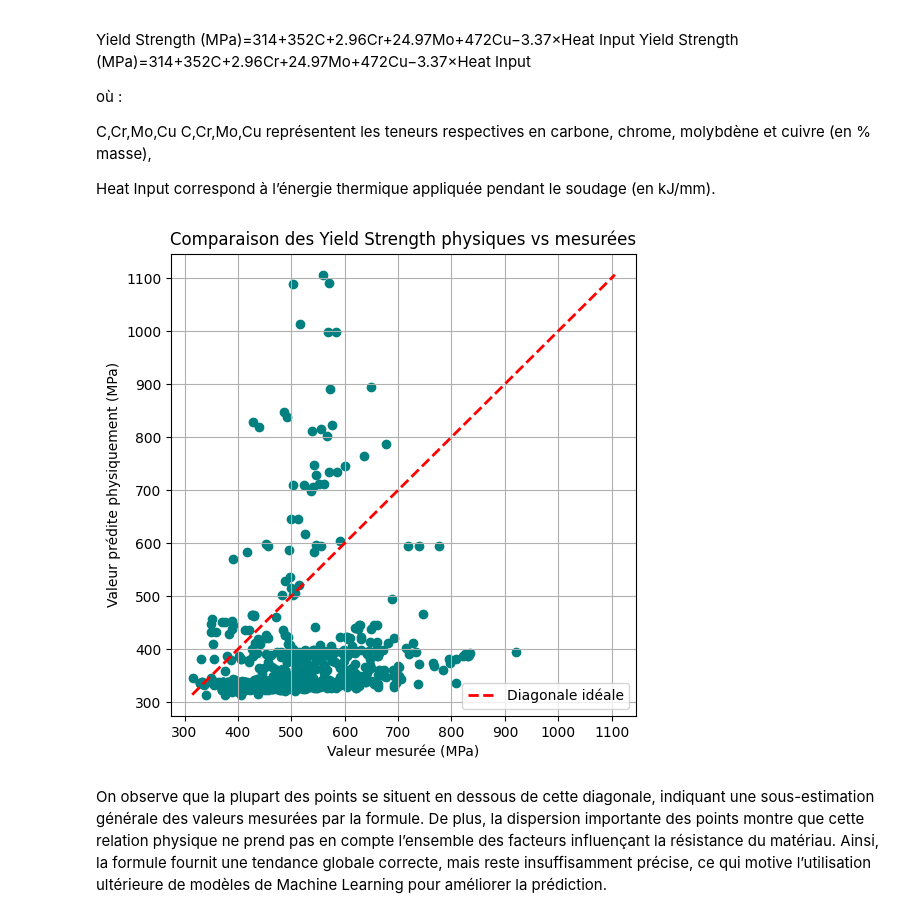
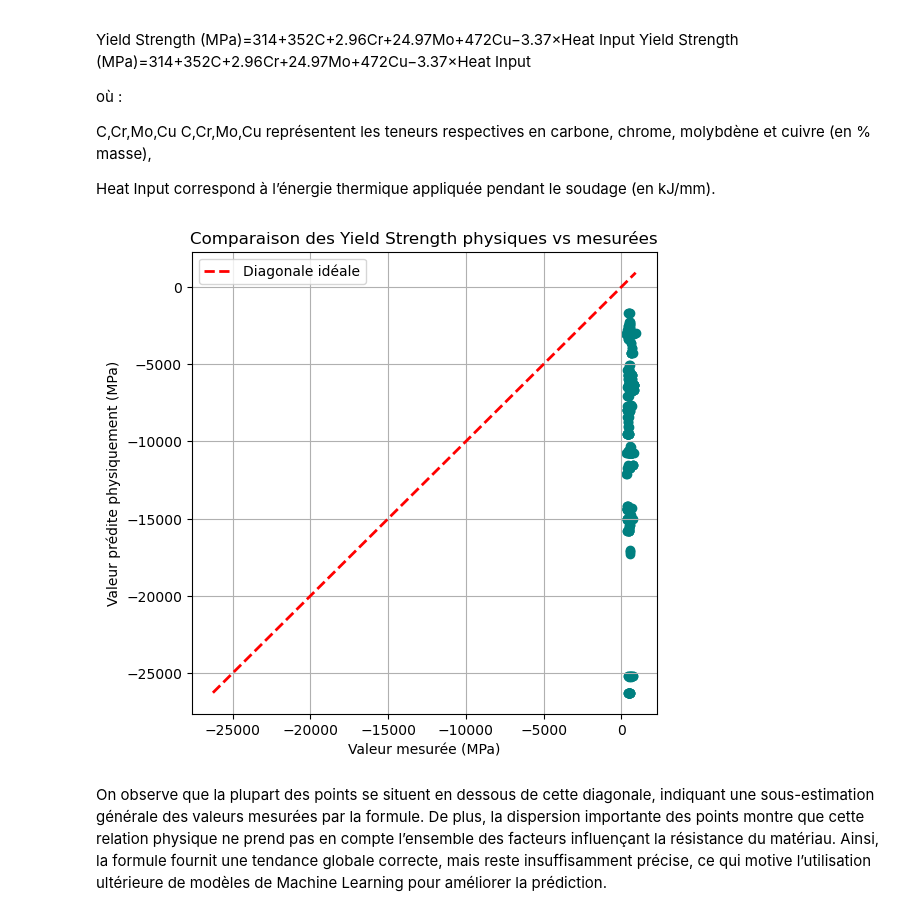
Before and after one commit to hammale2003/Welding-Quality-Prediction-, a Jupyter notebook: Nouhaila_Welding Quality prediction/Prédiction de Yeld strength/Supervised_Learning(Yield_Strength).ipynb, the cells around one changed output. Cells and saved outputs as stored; diff of their text form; code cells hidden in the pictures.

```diff
--- a/Nouhaila_Welding Quality prediction/Prédiction de Yeld strength/Supervised_Learning(Yield_Strength).ipynb
+++ b/Nouhaila_Welding Quality prediction/Prédiction de Yeld strength/Supervised_Learning(Yield_Strength).ipynb
@@ -1,6 +1,6 @@
 # %%
 import pandas as pd
 
-df = pd.read_csv("/content/welddb_cleaned(1)")
+df = pd.read_csv("/Welding-Quality-Prediction-\welddatabase\welddb_new.csv")
 df.head()
 # %% [output]
@@ -57,33 +74,33 @@ Heat Input correspond à l’énergie thermique appliquée pendant le soudage (e
 # %%
 df['Yield strength (physique)'] = (
     314
-    + 352 * df['Carbon concentration (weight \\%)']
-    + 2.96 * df['Chromium concentration (weight \\%)']
-    + 24.97 * df['Molybdenum concentration (weight \\%)']
-    + 472 * df['Copper concentration (weight \\%)']
-    - 3.37 * df['Heat input (kJ mm$^{-1}$)']
+    + 352 * df['Carbon_%']
+    + 2.96 * df['Chromium_%']
+    + 24.97 * df['Molybdenum_%']
+    + 472 * df['Copper_%']
+    - 3.37 * df['Heat_Input_J_mm']
 )
 # %%
 import matplotlib.pyplot as plt
 
 plt.figure(figsize=(6,6))
-plt.scatter(df['Yield strength (MPa)'], df['Yield strength (physique)'], color='teal')
+plt.scatter(df['Yield_Strength_MPa'], df['Yield strength (physique)'], color='teal')
 
 # 🔹 Définir les bornes automatiques des axes
-min_val = min(df['Yield strength (MPa)'].min(), df['Yield strength (physique)'].min())
-max_val = max(df['Yield strength (MPa)'].max(), df['Yield strength (physique)'].max())
+min_val = min(df['Yield_Strength_MPa'].min(), df['Yield strength (physique)'].min())
+max_val = max(df['Yield_Strength_MPa'].max(), df['Yield strength (physique)'].max())
 
 # 🔹 Tracer la diagonale rouge (y = x)
 plt.plot([min_val, max_val], [min_val, max_val], 'r--', linewidth=2, label='Diagonale idéale')
 
 plt.xlabel("Valeur mesurée (MPa)")
 plt.ylabel("Valeur prédite physiquement (MPa)")
 plt.title("Comparaison des Yield Strength physiques vs mesurées")
 plt.legend()
 plt.grid(True)
 plt.show()
 # %% [output]
-[figure, old version]
+[figure, new version]
 # %% [markdown]
 On observe que la plupart des points se situent en dessous de cette diagonale, indiquant une sous-estimation générale des valeurs mesurées par la formule. De plus, la dispersion importante des points montre que cette relation physique ne prend pas en compte l’ensemble des facteurs influençant la résistance du matériau. Ainsi, la formule fournit une tendance globale correcte, mais reste insuffisamment précise, ce qui motive l’utilisation ultérieure de modèles de Machine Learning pour améliorer la prédiction.
 # %% [markdown]
```
Also changed, not shown: parts of 14 cells of this notebook, 15 other files.
